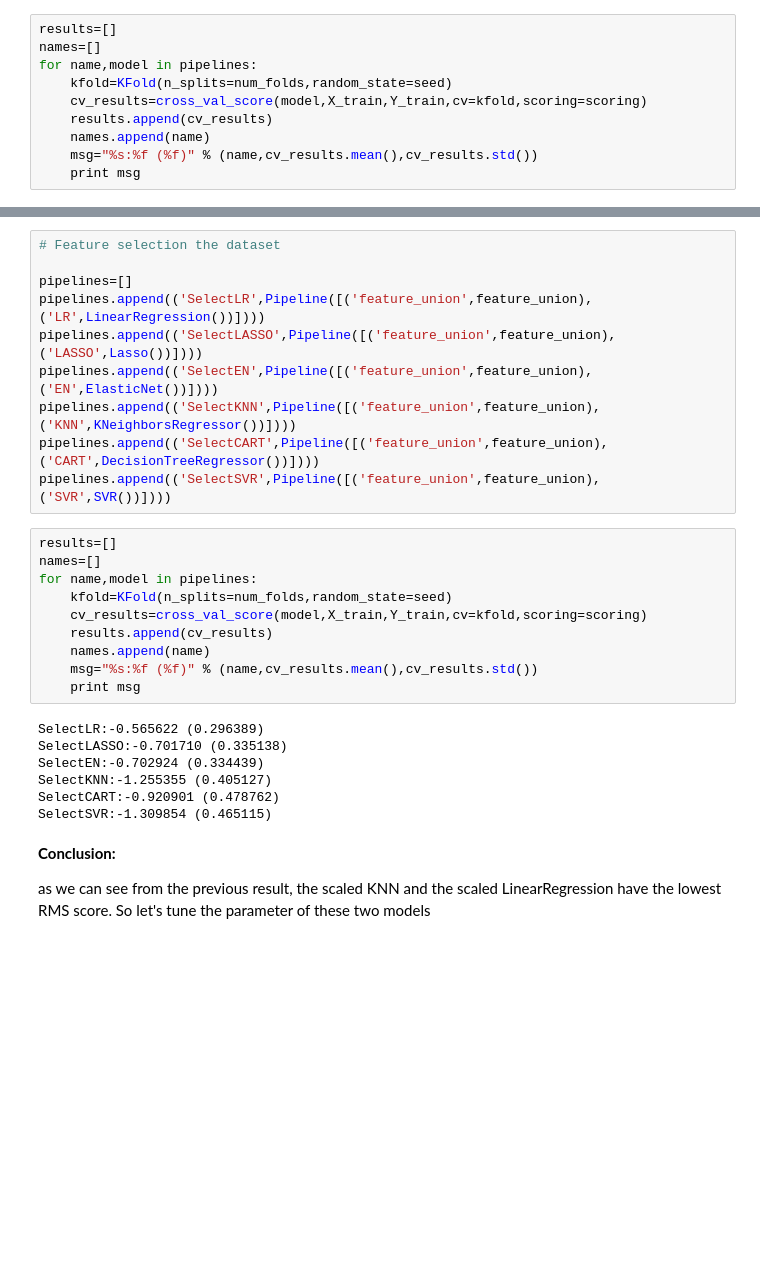
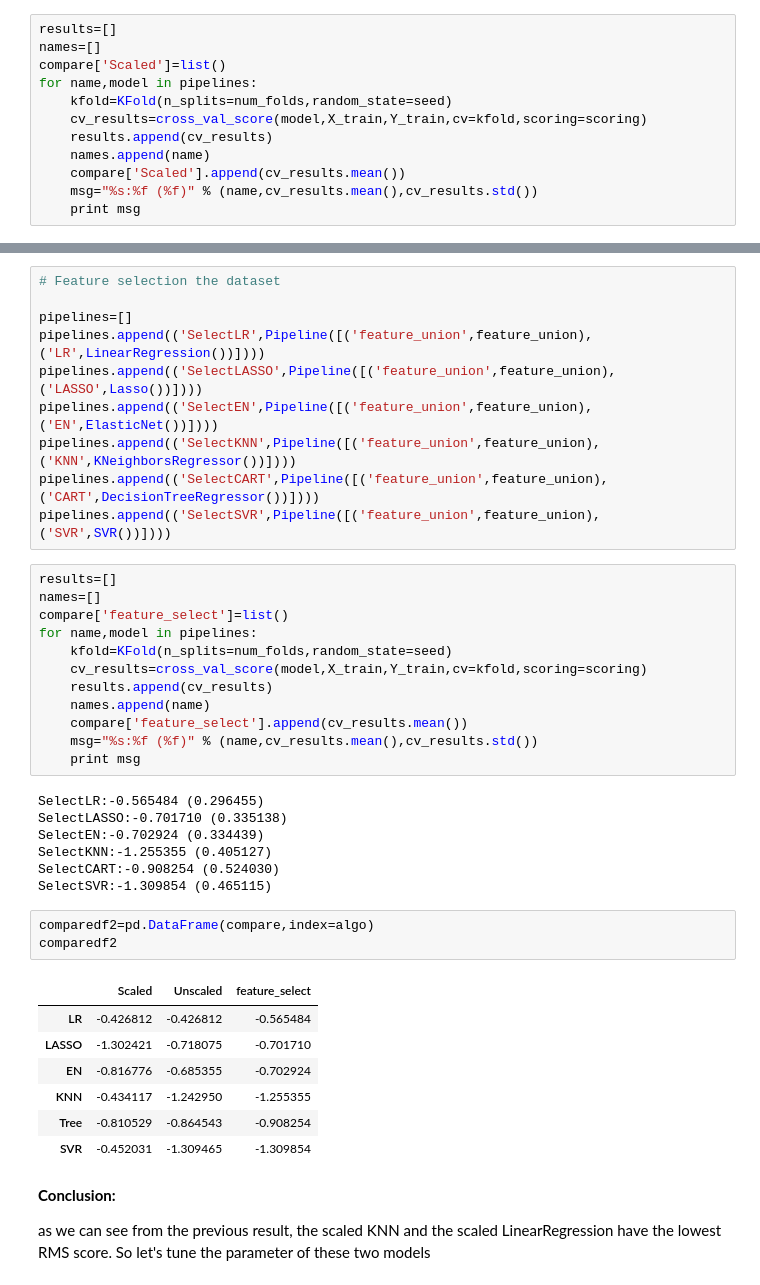
Before and after one commit to dangspin/SpringBoard_Projects, a Jupyter notebook: project_data/Train_the_model.ipynb, the cells around one changed output, grey strips where cells are left out. Cells and saved outputs as stored; diff of their text form; blank space fills up the shorter version.

```diff
--- a/project_data/Train_the_model.ipynb
+++ b/project_data/Train_the_model.ipynb
@@ -628,11 +660,13 @@ pipelines.append(('ScaledSVR',Pipeline([('Scaler',StandardScaler()),('SVR',SVR()
 # %%
 results=[]
 names=[]
+compare['Scaled']=list()
 for name,model in pipelines:
     kfold=KFold(n_splits=num_folds,random_state=seed)
     cv_results=cross_val_score(model,X_train,Y_train,cv=kfold,scoring=scoring)
     results.append(cv_results)
     names.append(name)
+    compare['Scaled'].append(cv_results.mean())
     msg="%s:%f (%f)" % (name,cv_results.mean(),cv_results.std())
     print msg
 # %% [output]
@@ -678,20 +712,33 @@ pipelines.append(('SelectSVR',Pipeline([('feature_union',feature_union),('SVR',S
 # %%
 results=[]
 names=[]
+compare['feature_select']=list()
 for name,model in pipelines:
     kfold=KFold(n_splits=num_folds,random_state=seed)
     cv_results=cross_val_score(model,X_train,Y_train,cv=kfold,scoring=scoring)
     results.append(cv_results)
     names.append(name)
+    compare['feature_select'].append(cv_results.mean())
     msg="%s:%f (%f)" % (name,cv_results.mean(),cv_results.std())
     print msg
 # %% [output]
-SelectLR:-0.565622 (0.296389)
+SelectLR:-0.565484 (0.296455)
 SelectLASSO:-0.701710 (0.335138)
 SelectEN:-0.702924 (0.334439)
 SelectKNN:-1.255355 (0.405127)
-SelectCART:-0.920901 (0.478762)
+SelectCART:-0.908254 (0.524030)
 SelectSVR:-1.309854 (0.465115)
+# %%
+comparedf2=pd.DataFrame(compare,index=algo)
+comparedf2
+# %% [output]
+|  | Scaled | Unscaled | feature_select |
+| LR | -0.426812 | -0.426812 | -0.565484 |
+| LASSO | -1.302421 | -0.718075 | -0.701710 |
+| EN | -0.816776 | -0.685355 | -0.702924 |
+| KNN | -0.434117 | -1.242950 | -1.255355 |
+| Tree | -0.810529 | -0.864543 | -0.908254 |
+| SVR | -0.452031 | -1.309465 | -1.309854 |
 # %% [markdown]
 **Conclusion:**
 
```
Also changed, not shown: parts of 13 cells of this notebook.
